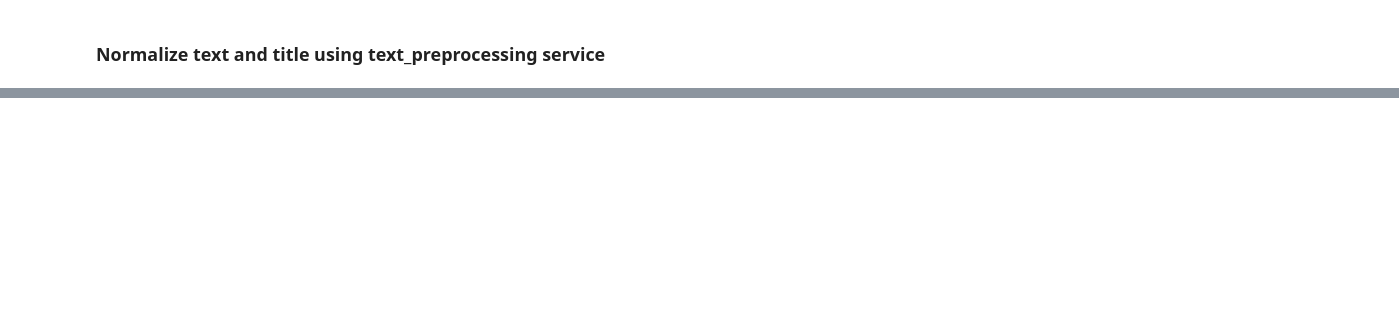
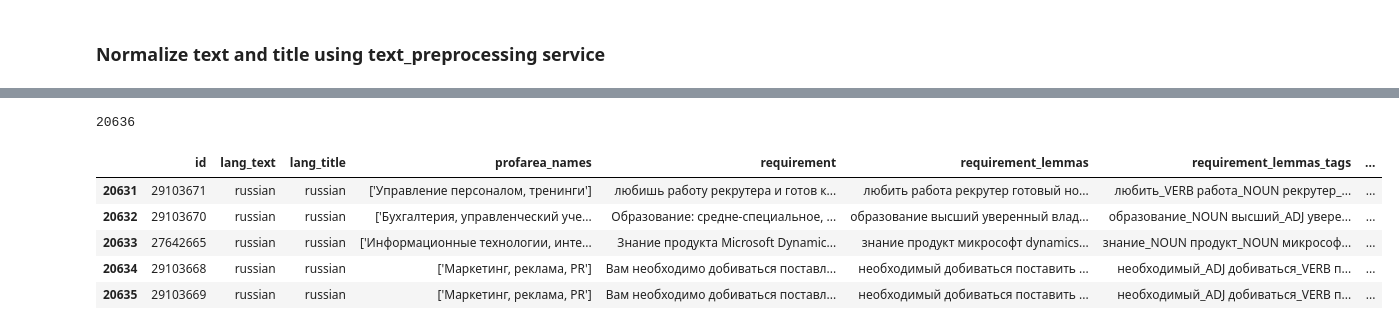
Before and after one commit to ian-jooble/jooble-ir-2018-scissors, a Jupyter notebook: data/hh_data_to_csv.ipynb, the cells around one changed output, grey strips where cells are left out. Saved outputs shown, nothing was run; the diff lists cells and outputs as text; code cells hidden in the pictures; blank space fills up the shorter version.

Commit message:
improve text_processing, start preprocess all hh_dataset

```diff
--- a/data/hh_data_to_csv.ipynb
+++ b/data/hh_data_to_csv.ipynb
@@ -17,10 +17,11 @@ pd.options.display.max_rows = 20
 pd.set_option('display.max_columns', None)
 # %%
 
-with open(os.path.join(data_path, "hh_ids.json"), 'rb') as inf:
-    ids = json.load(inf)
+with open(os.path.join(data_path, "hh_ids.dat"), 'rb') as inf:
+    ids = pickle.load(inf)
 
+with open(os.path.join(data_path, "hh_vacancies.dat"), 'rb') as inf:
+    vacancies = pickle.load(inf)
 
-
-with open(os.path.join(data_path, "hh_vacancies_ext.json"), 'rb') as inf:
-    vacancies_ext = json.load(inf)
+with open(os.path.join(data_path, "hh_vacancies_ext.dat"), 'rb') as inf:
+    vacancies_ext = pickle.load(inf)
@@ -57,0 +89,3 @@ full_df = vac_df.merge(vac_df_ext, left_on='id', right_on='id', how='outer')
+# %%
+exist_df = pd.read_csv(os.path.join(data_path, "hh_dataset.csv"), sep='\t')
+print(exist_df.info())
@@ -57,0 +110,11 @@ full_df = vac_df.merge(vac_df_ext, left_on='id', right_on='id', how='outer')
+# %%
+exist_ids = [str(i) for i in exist_df["id"].values]
+new_ids = [str(i) for i in full_df["id"].values]
+print(len(exist_ids))
+print(len(new_ids))
+
+to_drop_ids = list(set(new_ids).intersection(set(exist_ids)))
+print(len(to_drop_ids))
+
+to_proc_ids = list(set(new_ids).difference(set(exist_ids)))
+print(len(to_proc_ids))
@@ -57,0 +126,8 @@ full_df = vac_df.merge(vac_df_ext, left_on='id', right_on='id', how='outer')
+# %%
+%%time
+for i in to_drop_ids:
+    full_df = full_df.loc[full_df["id"] != i]
+    #full_df.drop(full_df["id"] == i], inplace=True)
+    full_df.reset_index(drop=True, inplace=True)
+print(len(full_df))
+print(full_df.info())
@@ -83,3 +207,11 @@ for index, row in full_df.iterrows():
 # %%
 print(len(full_df))
-full_df
+full_df.tail()
+# %% [output]
+20636
+|  | id | lang_text | lang_title | profarea_names | requirement | requirement_lemmas | requirement_lemmas_tags | ... |
+| 20631 | 29103671 | russian | russian | ['Управление персоналом, тренинги'] | любишь работу рекрутера и готов к... | любить работа рекрутер готовый но... | любить_VERB работа_NOUN рекрутер_... | ... |
+| 20632 | 29103670 | russian | russian | ['Бухгалтерия, управленческий уче... | Образование: средне-специальное, ... | образование высший уверенный влад... | образование_NOUN высший_ADJ увере... | ... |
+| 20633 | 27642665 | russian | russian | ['Информационные технологии, инте... | Знание продукта Microsoft Dynamic... | знание продукт микрософт dynamics... | знание_NOUN продукт_NOUN микрософ... | ... |
+| 20634 | 29103668 | russian | russian | ['Маркетинг, реклама, PR'] | Вам необходимо добиваться поставл... | необходимый добиваться поставить ... | необходимый_ADJ добиваться_VERB п... | ... |
+| 20635 | 29103669 | russian | russian | ['Маркетинг, реклама, PR'] | Вам необходимо добиваться поставл... | необходимый добиваться поставить ... | необходимый_ADJ добиваться_VERB п... | ... |
```
Also changed, not shown: parts of 15 cells of this notebook, 4 other files.
